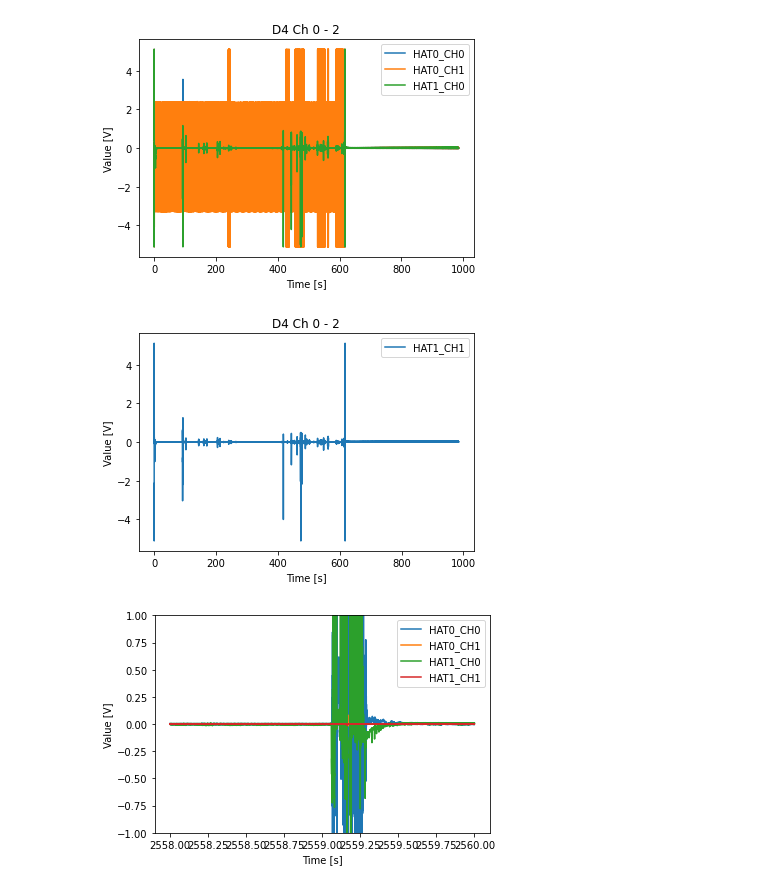
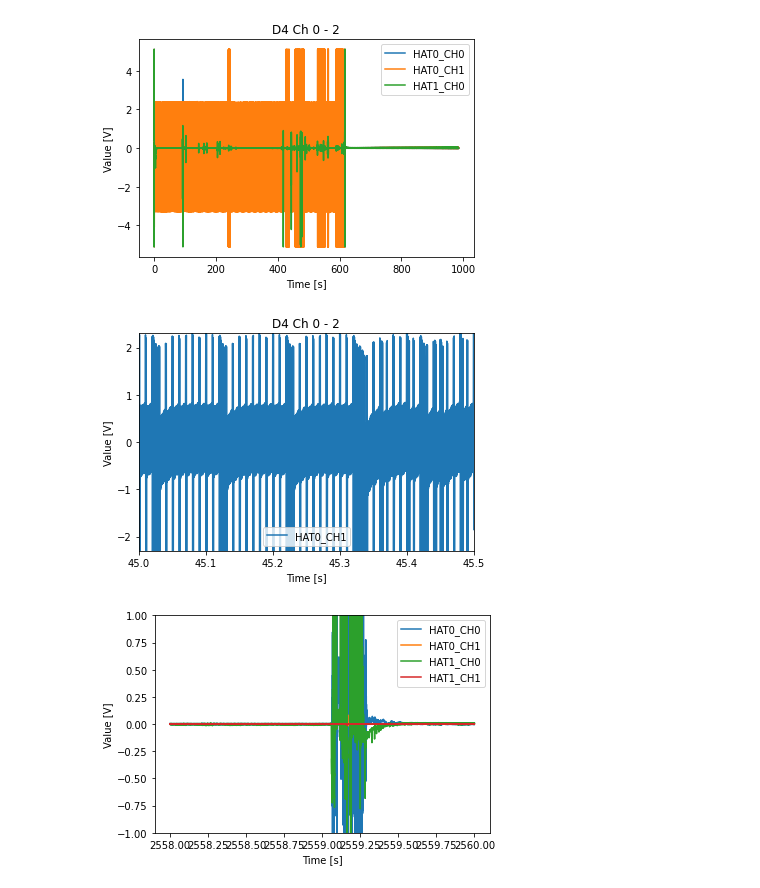
Before and after one commit to josmarcristello/Field-Test-Ferrier-2023, a Jupyter notebook: data processing/read_PI_data.ipynb, the cells around one changed output. Cells and saved outputs as stored; diff of their text form; code cells hidden in the pictures.

Commit message:
Segmented data analysis per station

```diff
--- a/data processing/read_PI_data.ipynb
+++ b/data processing/read_PI_data.ipynb
@@ -258,24 +258,24 @@ plt.show()
 [figure]
 # %%
 time_values = data_frame.iloc[:, 0]
-device_data = data_frame[["HAT1_CH1"]]
+device_data = data_frame[["HAT0_CH1"]]
 
 # Plot the first three columns with time_values as the x-axis
 plt.plot(time_values, device_data)
 
-#plt.xlim((45, 50))
-#plt.ylim((-2, 2))
+plt.xlim((45, 45.5))
+plt.ylim((-2.3, 2.3))
 
 # Customize the plot
 plt.xlabel('Time [s]')
 plt.ylabel('Value [V]')
 plt.title('D4 Ch 0 - 2')
 plt.legend(device_data.columns, loc='best')
 
 # Show the plot
 plt.show()
 # %% [output]
-[figure, old version]
+[figure, new version]
 # %%
 def plot_data(data_frame, start=None, end=None):
     # Slice the data if start and end are provided
```
Also changed, not shown: 5 other files.
